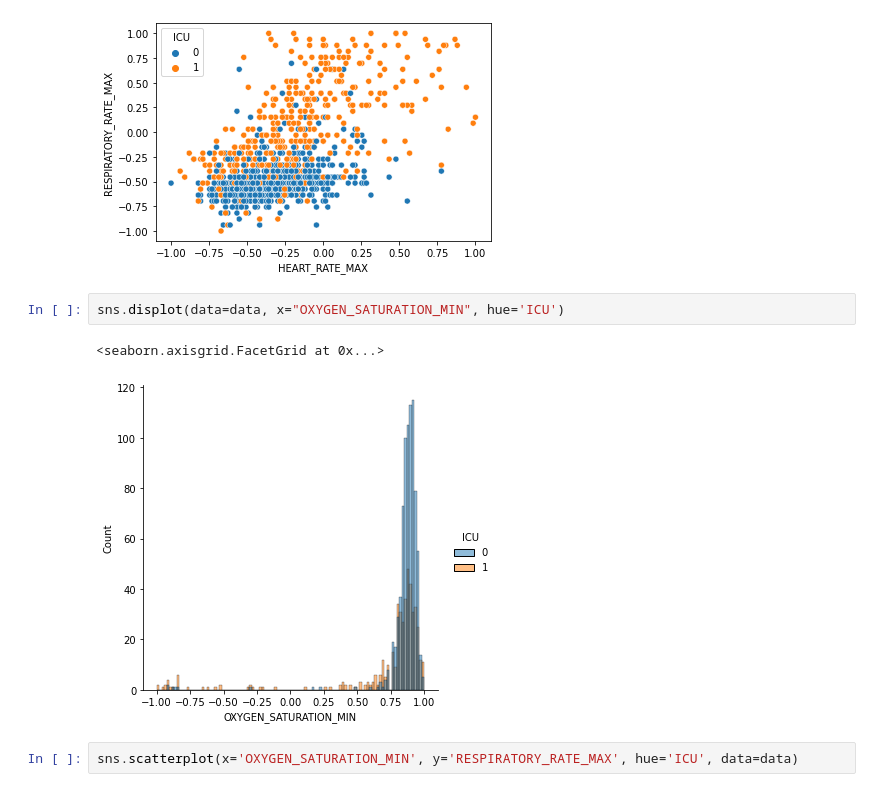
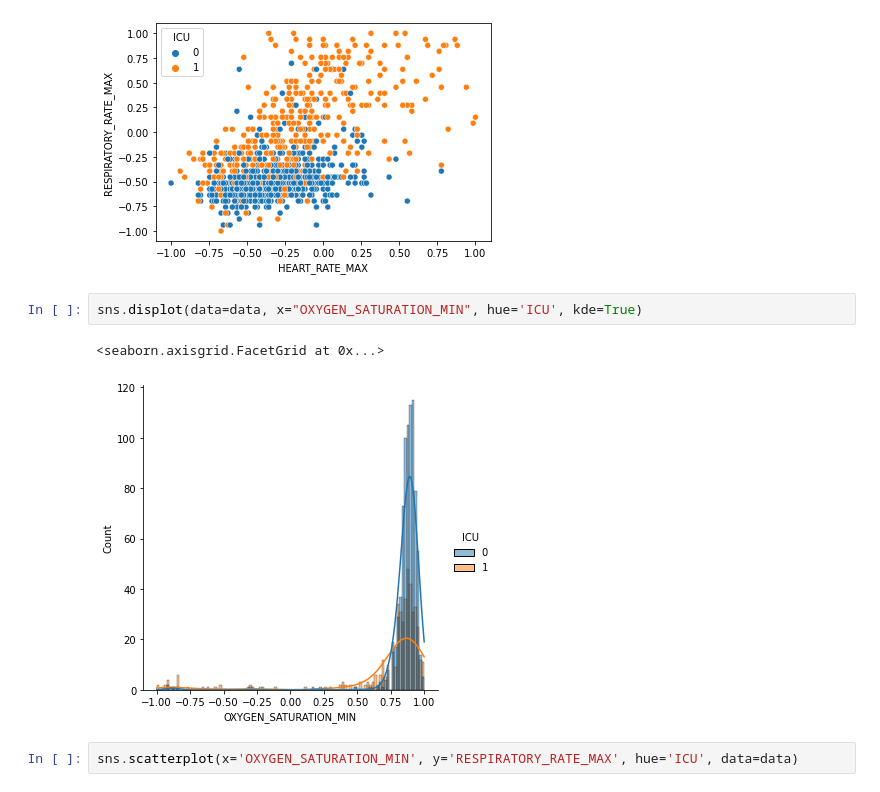
Before and after one commit to gusAGR/machine-learning-tfg, a Jupyter notebook: notebooks/Sirio_Libanes.ipynb, the cells around one changed output. Saved outputs shown, nothing was run; the diff lists cells and outputs as text.

```diff
--- a/notebooks/Sirio_Libanes.ipynb
+++ b/notebooks/Sirio_Libanes.ipynb
@@ -103,10 +101,10 @@ sns.scatterplot(x='HEART_RATE_MAX', y='RESPIRATORY_RATE_MAX', hue='ICU', data=da
 <AxesSubplot:xlabel='HEART_RATE_MAX', ylabel='RESPIRATORY_RATE_MAX'>
 [figure]
 # %%
-sns.displot(data=data, x="OXYGEN_SATURATION_MIN", hue='ICU')
+sns.displot(data=data, x="OXYGEN_SATURATION_MIN", hue='ICU', kde=True)
 # %% [output]
 <seaborn.axisgrid.FacetGrid at 0x...>
-[figure, old version]
+[figure, new version]
 # %%
 sns.scatterplot(x='OXYGEN_SATURATION_MIN', y='RESPIRATORY_RATE_MAX', hue='ICU', data=data)
 # %% [output]
```
Also changed, not shown: parts of 9 cells of this notebook.
